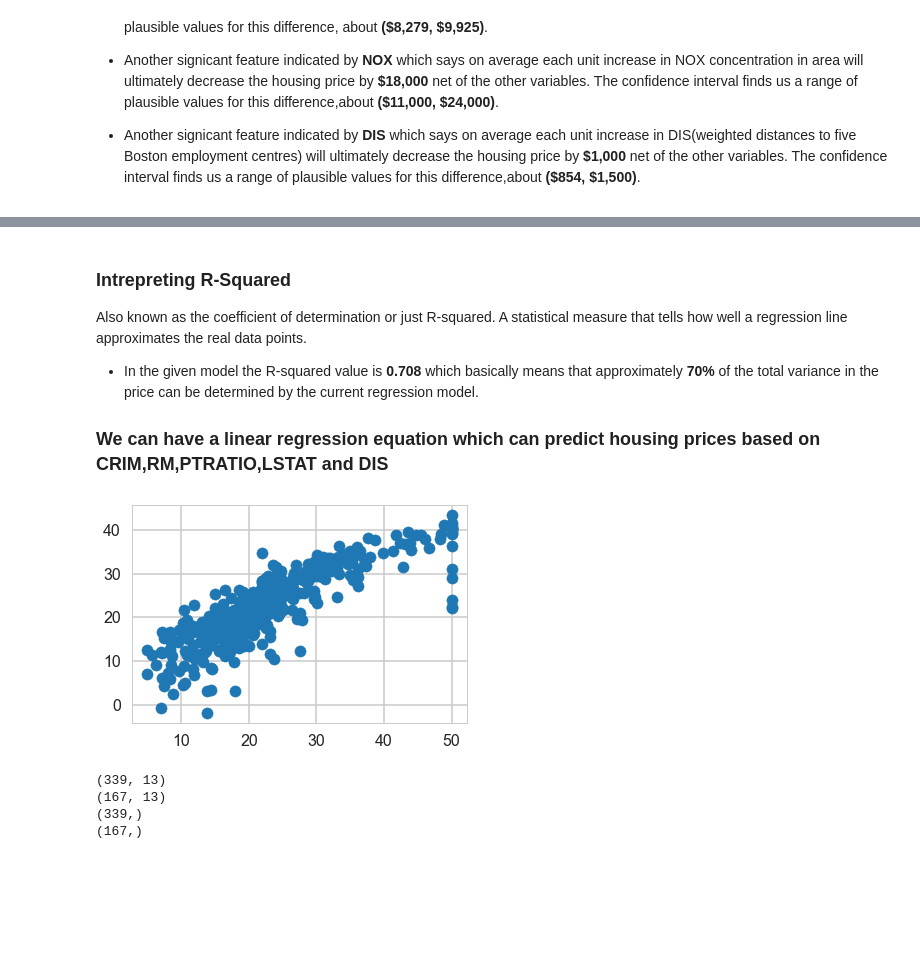
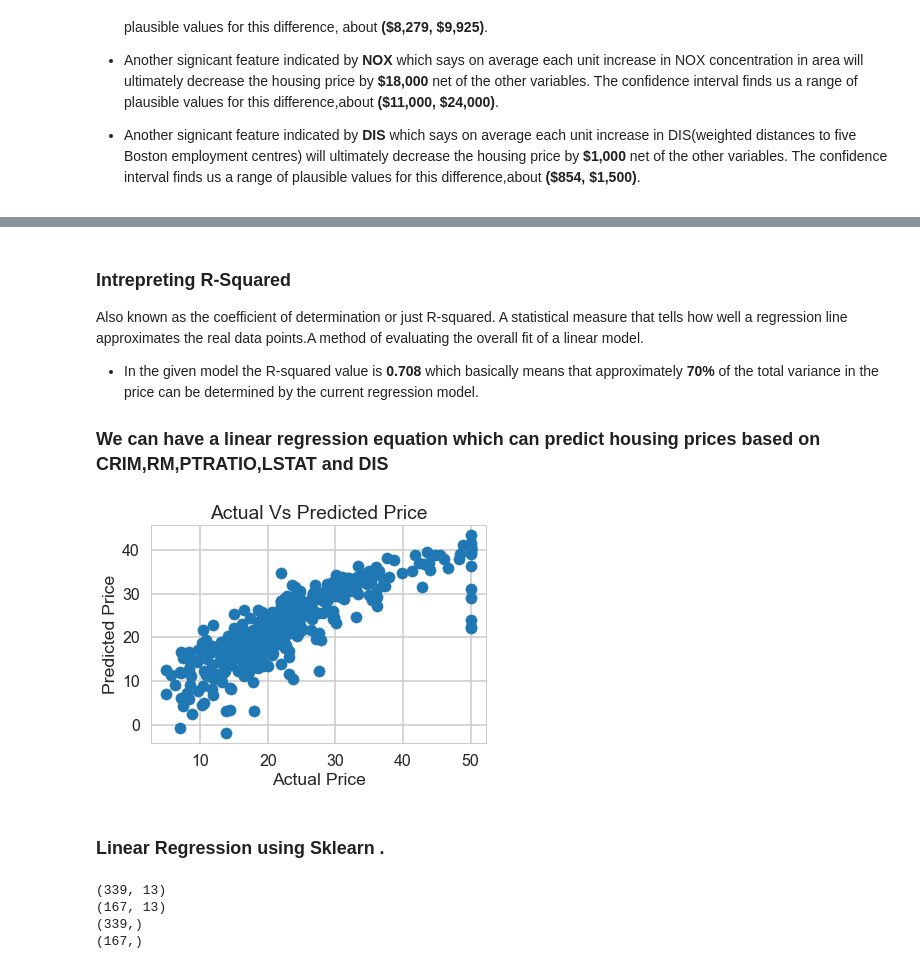
Before and after one commit to saheelahmed2/Boston-Housing-EDA, a Jupyter notebook: Boston Housing.ipynb, the cells around one changed output, grey strips where cells are left out. Saved outputs shown, nothing was run; the diff lists cells and outputs as text; code cells hidden in the pictures; blank space fills up the shorter version.

```diff
--- a/Boston Housing.ipynb
+++ b/Boston Housing.ipynb
@@ -310,7 +325,7 @@ There is lot of information in the above result. We only concentrate on the coef
 # %% [markdown]
 ### Intrepreting R-Squared
 
-Also known as the coefficient of determination or just R-squared. A statistical measure that tells how well a regression line approximates the real data points.
+Also known as the coefficient of determination or just R-squared. A statistical measure that tells how well a regression line approximates the real data points.A method of evaluating the overall fit of a linear model.
 
 * In the given model the R-squared value is **0.708** which basically means that approximately **70%** of the total variance in the price can be determined by the current regression model.
 
@@ -320,6 +335,9 @@ Also known as the coefficient of determination or just R-squared. A statistical
 # %%
 predicted_prices = m.fittedvalues
 plt.scatter(  bos_df.PRICE , predicted_prices)
+plt.xlabel("Actual Price")
+plt.ylabel("Predicted Price")
+plt.title("Actual Vs Predicted Price")
 plt.show()
 # %% [output]
-[figure, old version]
+[figure, new version]
@@ -328,3 +344,5 @@ plt.show()
+# %% [markdown]
+### Linear Regression using Sklearn .
 # %%
 #Spliting test and train set
 
```
Also changed, not shown: parts of 12 cells of this notebook.
